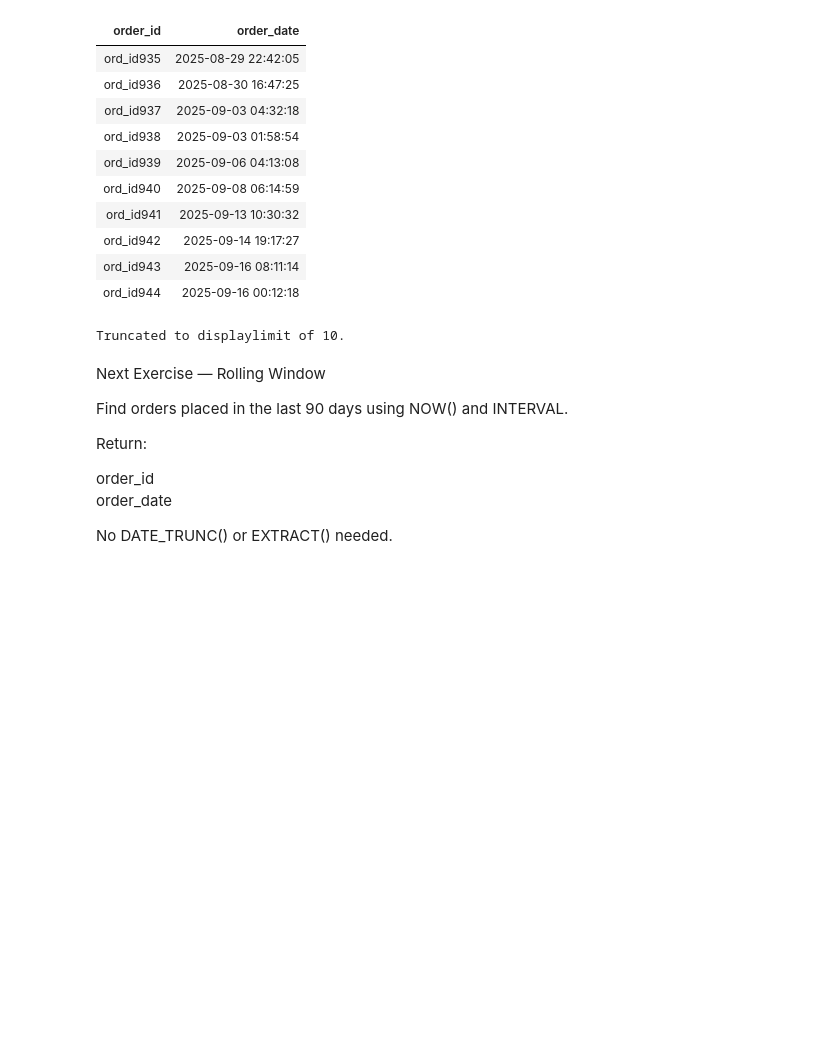
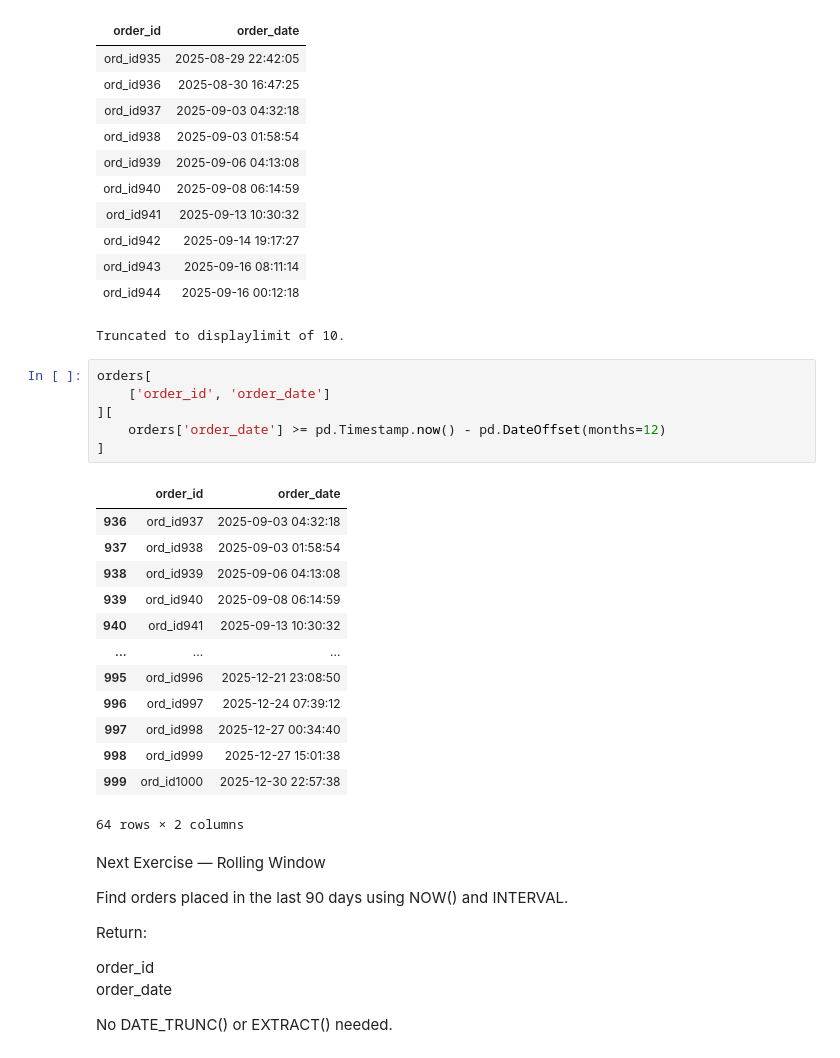
Before and after one commit to umesh-creates/sql_pandas_exercise_and_notes, a Jupyter notebook: retail_analysis exercise/date _and_time.ipynb, the cells around one changed output. Cells and saved outputs as stored; diff of their text form; blank space fills up the shorter version.

```diff
--- a/retail_analysis exercise/date _and_time.ipynb
+++ b/retail_analysis exercise/date _and_time.ipynb
@@ -2927,6 +2979,26 @@ Running query in 'postgresql://postgres.zdtizyvifuiegbbfpsee:***@aws-0-ap-southe
 | ord_id943 | 2025-09-16 08:11:14 |
 | ord_id944 | 2025-09-16 00:12:18 |
 Truncated to displaylimit of 10.
+# %%
+orders[
+    ['order_id', 'order_date']
+][
+    orders['order_date'] >= pd.Timestamp.now() - pd.DateOffset(months=12)
+]
+# %% [output]
+|  | order_id | order_date |
+| 936 | ord_id937 | 2025-09-03 04:32:18 |
+| 937 | ord_id938 | 2025-09-03 01:58:54 |
+| 938 | ord_id939 | 2025-09-06 04:13:08 |
+| 939 | ord_id940 | 2025-09-08 06:14:59 |
+| 940 | ord_id941 | 2025-09-13 10:30:32 |
+| ... | ... | ... |
+| 995 | ord_id996 | 2025-12-21 23:08:50 |
+| 996 | ord_id997 | 2025-12-24 07:39:12 |
+| 997 | ord_id998 | 2025-12-27 00:34:40 |
+| 998 | ord_id999 | 2025-12-27 15:01:38 |
+| 999 | ord_id1000 | 2025-12-30 22:57:38 |
+64 rows × 2 columns
 # %% [markdown]
 Next Exercise — Rolling Window
 
```
Also changed, not shown: parts of 13 cells of this notebook.
